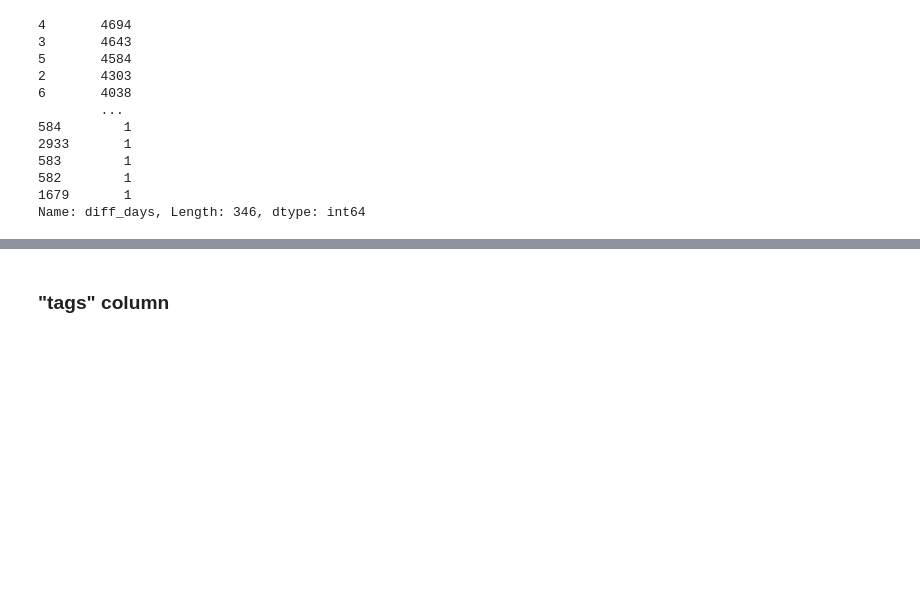
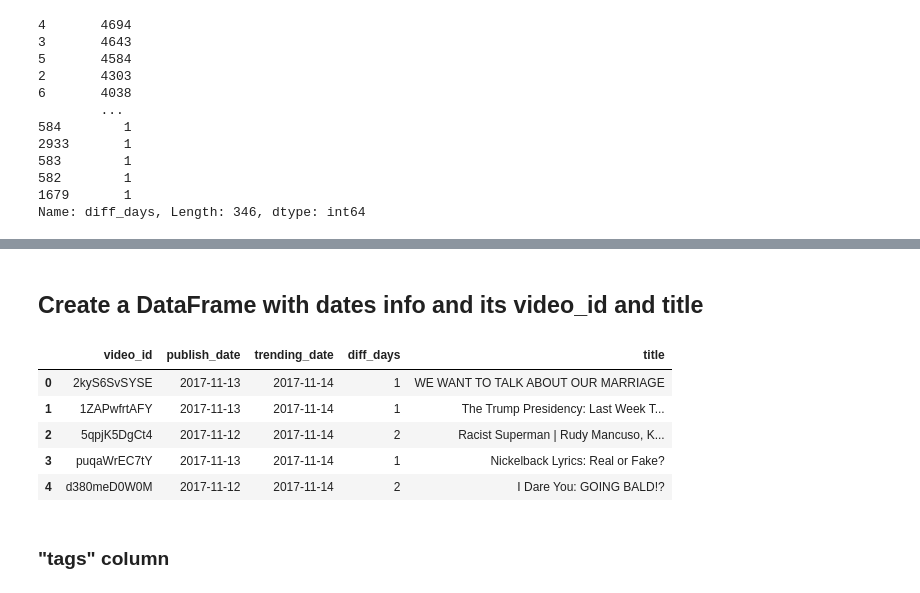
Before and after one commit to GFAmsterdam/Youtube_Trending_Video_Analysis, a Jupyter notebook: data_cleaning/US_videos_cleaning.ipynb, the cells around one changed output, grey strips where cells are left out. Saved outputs shown, nothing was run; the diff lists cells and outputs as text; code cells hidden in the pictures; blank space fills up the shorter version.

Commit message:
updating US_videos_cleaning.ipynb and adding unsupervised_ml.ipynb

```diff
--- a/data_cleaning/US_videos_cleaning.ipynb
+++ b/data_cleaning/US_videos_cleaning.ipynb
@@ -307,0 +289,4 @@ memory usage: 4.8+ MB
+# %%
+# Remove "description" column
+us_videos_df = us_videos_df.drop(columns="description")
+us_videos_df.head()
@@ -308,3 +303,16 @@ memory usage: 4.8+ MB
+# %% [markdown]
+## Create a DataFrame with dates info and its video_id and title
+# %%
+# Create a table for video_id, publish_date, trending_date, diff_days, title
+video_dates_df = us_videos_df[['video_id', 'publish_date', 'trending_date', 'diff_days', 'title']]
+video_dates_df.head()
+# %% [output]
+|  | video_id | publish_date | trending_date | diff_days | title |
+| 0 | 2kyS6SvSYSE | 2017-11-13 | 2017-11-14 | 1 | WE WANT TO TALK ABOUT OUR MARRIAGE |
+| 1 | 1ZAPwfrtAFY | 2017-11-13 | 2017-11-14 | 1 | The Trump Presidency: Last Week T... |
+| 2 | 5qpjK5DgCt4 | 2017-11-12 | 2017-11-14 | 2 | Racist Superman | Rudy Mancuso, K... |
+| 3 | puqaWrEC7tY | 2017-11-13 | 2017-11-14 | 1 | Nickelback Lyrics: Real or Fake? |
+| 4 | d380meD0W0M | 2017-11-12 | 2017-11-14 | 2 | I Dare You: GOING BALD!? |
 # %% [markdown]
 ### "tags" column
 # %%
```
Also changed, not shown: parts of 6 cells of this notebook, 1 other file.
